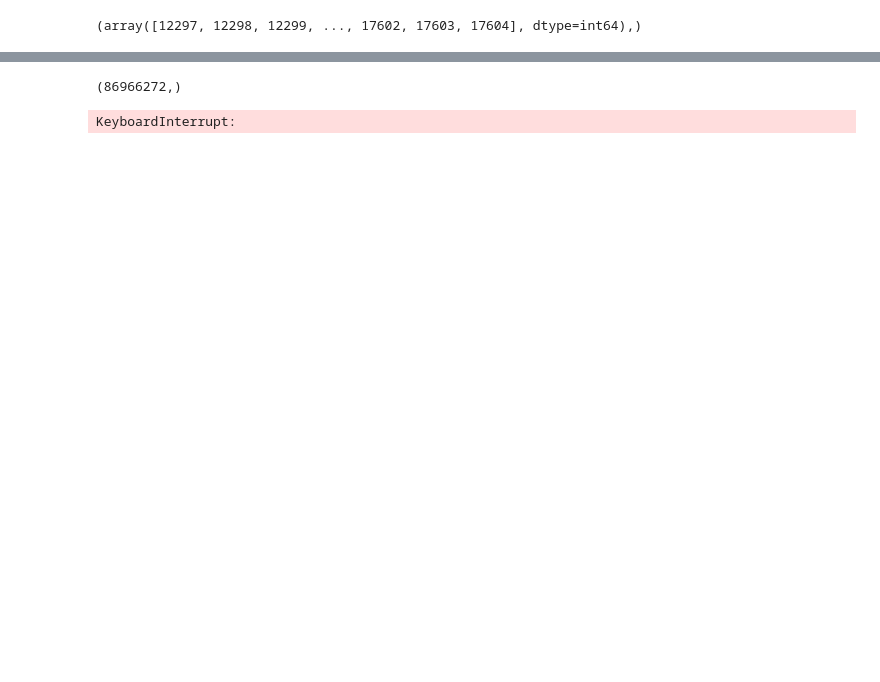
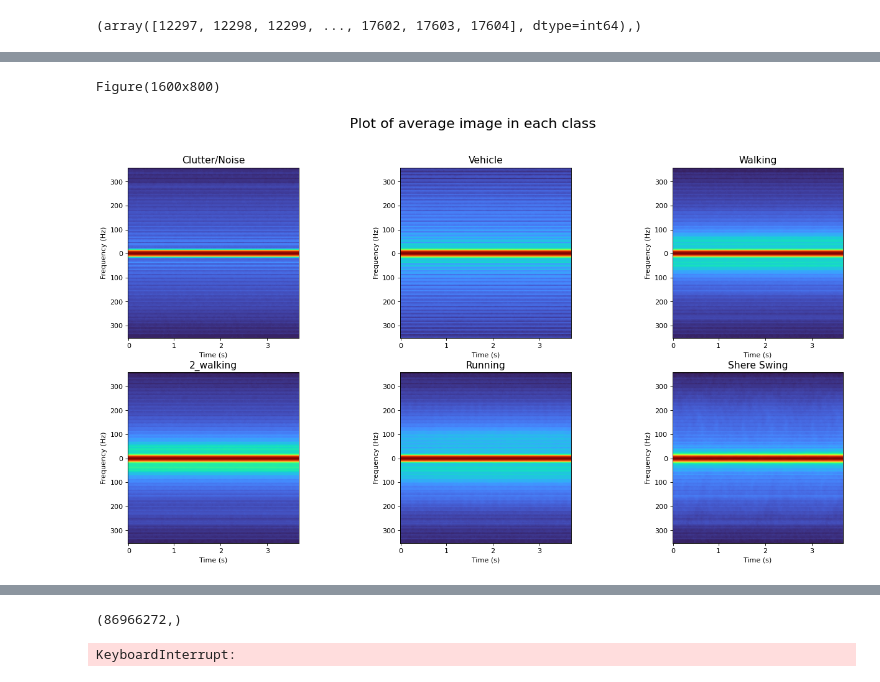
Before and after one commit to nemashy/Masters-Nyasha, a Jupyter notebook: Exploratory Data Analysis.ipynb, the cells around one changed output, grey strips where cells are left out. Cells and saved outputs as stored; diff of their text form; code cells hidden in the pictures; blank space fills up the shorter version.

```diff
--- a/Exploratory Data Analysis.ipynb
+++ b/Exploratory Data Analysis.ipynb
@@ -132,0 +166,78 @@ running_data = train_data_scaled[np.where(train_label == 'running')].flatten()
+# %%
+my_dpi = 80
+fig = plt.figure(figsize=(20, 10), dpi=my_dpi)
+print(fig)
+
+fig.suptitle('Plot of average image in each class', fontsize=20)
+
+# Add plots
+ax1 = fig.add_subplot(2, 3, 1)
+ax1.imshow(avg_clutter_image, cmap='turbo')
+ax1.set_xlabel('Time (s)')
+ax1.set_ylabel('Frequency (Hz)')
+ax1.set_yticks([10,  28, 46, 64, 82, 100, 118])
+ax1.set_yticklabels([300, 200, 100, 0, 100, 200, 300])
+ax1.set_xticks([0, 34, 69, 104])
+ax1.set_xticklabels([0, 1, 2, 3])
+
+ax1.set_title('Clutter/Noise',
+             fontsize = 14)
+
+ax2 = fig.add_subplot(2, 3, 2)
+ax2.imshow(avg_vehicle_image, cmap='turbo')
+ax2.set_xlabel('Time (s)')
+ax2.set_ylabel('Frequency (Hz)')
+ax2.set_title('Vehicle',
+             fontsize = 14)
+ax2.set_yticks([10,  28, 46, 64, 82, 100, 118])
+ax2.set_yticklabels([300, 200, 100, 0, 100, 200, 300])
+ax2.set_xticks([0, 34, 69, 104])
+ax2.set_xticklabels([0, 1, 2, 3])
+
+ax3 = fig.add_subplot(2, 3, 3)
+ax3.imshow(avg_walking_image, cmap='turbo')
+ax3.set_xlabel('Time (s)')
+ax3.set_ylabel('Frequency (Hz)')
+ax3.set_title('Walking',
+             fontsize = 14)
+ax3.set_yticks([10,  28, 46, 64, 82, 100, 118])
+ax3.set_yticklabels([300, 200, 100, 0, 100, 200, 300])
+ax3.set_xticks([0, 34, 69, 104])
+ax3.set_xticklabels([0, 1, 2, 3])
+
+ax4 = fig.add_subplot(2, 3, 4)
+ax4.imshow(avg_walking_2_image, cmap='turbo')
+ax4.set_xlabel('Time (s)')
+ax4.set_ylabel('Frequency (Hz)')
+ax4.set_title('2_walking',
+             fontsize = 14)
+ax4.set_yticks([10,  28, 46, 64, 82, 100, 118])
+ax4.set_yticklabels([300, 200, 100, 0, 100, 200, 300])
+ax4.set_xticks([0, 34, 69, 104])
+ax4.set_xticklabels([0, 1, 2, 3])
+
+ax5 = fig.add_subplot(2, 3, 5)
+ax5.imshow(avg_running_image, cmap='turbo')
+ax5.set_xlabel('Time (s)')
+ax5.set_ylabel('Frequency (Hz)')
+ax5.set_title('Running',
+             fontsize = 14)
+ax5.set_yticks([10,  28, 46, 64, 82, 100, 118])
+ax5.set_yticklabels([300, 200, 100, 0, 100, 200, 300])
+ax5.set_xticks([0, 34, 69, 104])
+ax5.set_xticklabels([0, 1, 2, 3])
+
+ax6 = fig.add_subplot(2, 3, 6)
+ax6.imshow(avg_sphere_swing_image, cmap='turbo')
+ax6.set_xlabel('Time (s)')
+ax6.set_ylabel('Frequency (Hz)')
+ax6.set_title('Shere Swing',
+             fontsize = 14)
+ax6.set_yticks([10,  28, 46, 64, 82, 100, 118])
+ax6.set_yticklabels([300, 200, 100, 0, 100, 200, 300])
+ax6.set_xticks([0, 34, 69, 104])
+ax6.set_xticklabels([0, 1, 2, 3])
+fig.savefig('Subplot_ex3.png')
+# %% [output]
+Figure(1600x800)
+[figure, added]
```
Also changed, not shown: parts of 16 cells of this notebook.
